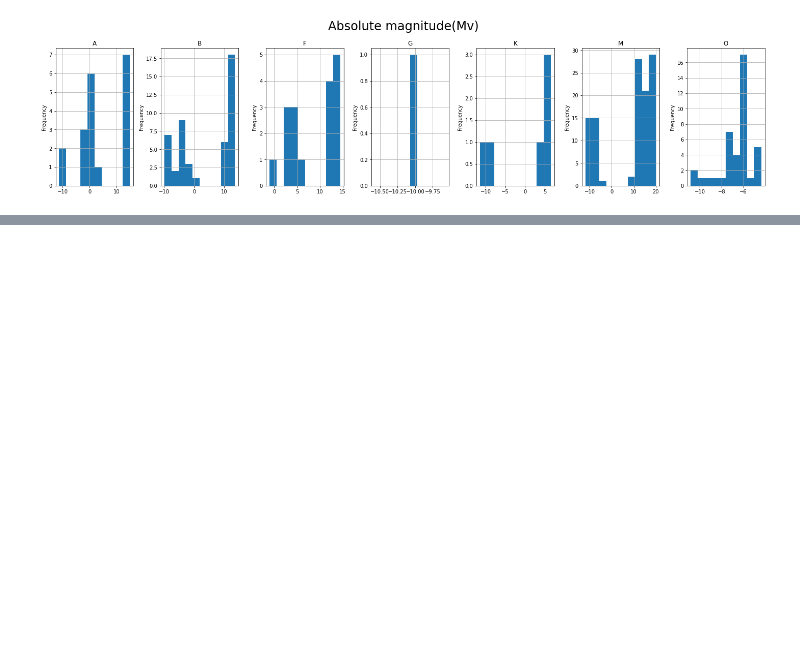
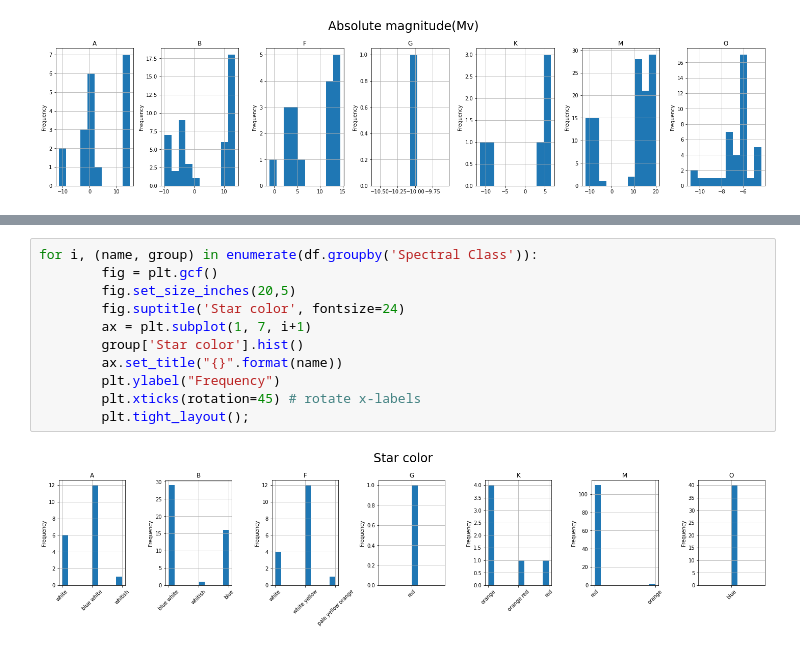
Before and after one commit to annalieNK/star-types, a Jupyter notebook: src/Exploratory Analysis.ipynb, the cells around one changed output, grey strips where cells are left out. Drawn from its saved outputs; the diff is of its cells as text; blank space fills up the shorter version.

```diff
--- a/src/Exploratory Analysis.ipynb
+++ b/src/Exploratory Analysis.ipynb
@@ -57,0 +107,13 @@ frequency_plots(df, variable='Absolute magnitude(Mv)')
+# %%
+for i, (name, group) in enumerate(df.groupby('Spectral Class')):
+        fig = plt.gcf()
+        fig.set_size_inches(20,5)
+        fig.suptitle('Star color', fontsize=24)
+        ax = plt.subplot(1, 7, i+1)
+        group['Star color'].hist()
+        ax.set_title("{}".format(name))
+        plt.ylabel("Frequency")
+        plt.xticks(rotation=45) # rotate x-labels
+        plt.tight_layout();
+# %% [output]
+[figure, added]
```
Also changed, not shown: parts of 10 cells of this notebook, 16 other files.
